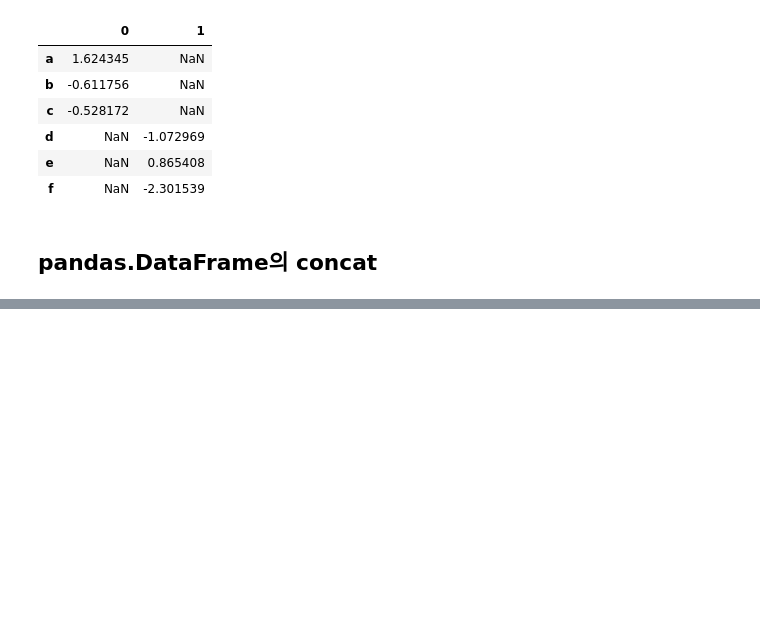
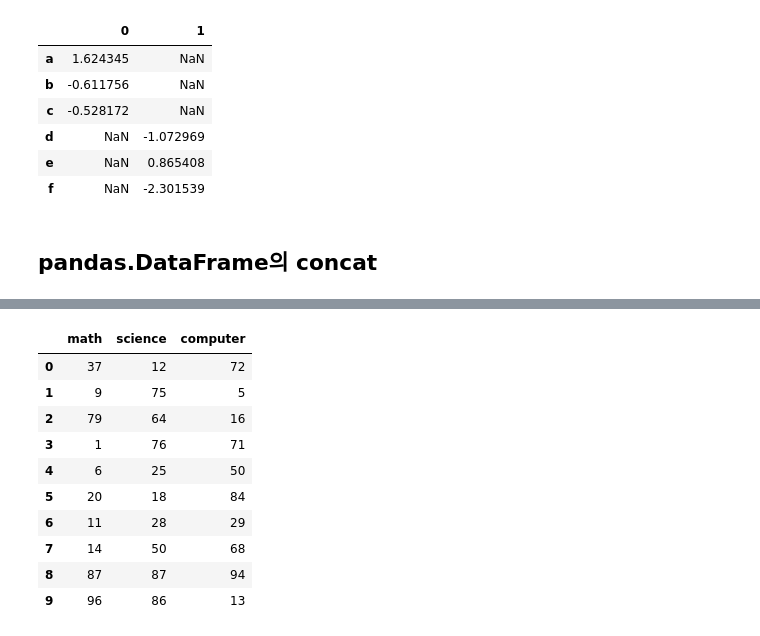
Before and after one commit to JakeOh/202105_itw_bd26, a Jupyter notebook: lab_da/da11_merge.ipynb, the cells around one changed output, grey strips where cells are left out. Drawn from its saved outputs; the diff is of its cells as text; code cells hidden in the pictures; blank space fills up the shorter version.

```diff
--- a/lab_da/da11_merge.ipynb
+++ b/lab_da/da11_merge.ipynb
@@ -281,3 +281,10 @@ pd.concat([s1, s2], axis=1)
 | f | NaN | -2.301539 |
 # %% [markdown]
 ## pandas.DataFrame의 concat
+# %%
+np.random.seed(1)
+
+mid_term = pd.DataFrame(data=np.random.randint(100, size=(5, 3)),
+                        columns=['math', 'science', 'computer'])
+final_term = pd.DataFrame(data=np.random.randint(100, size=(5, 3)),
+                          columns=['math', 'science', 'computer'])
@@ -283,0 +309,15 @@ pd.concat([s1, s2], axis=1)
+# %%
+# axis=0 concat
+pd.concat([mid_term, final_term], ignore_index=True)
+# %% [output]
+|  | math | science | computer |
+| 0 | 37 | 12 | 72 |
+| 1 | 9 | 75 | 5 |
+| 2 | 79 | 64 | 16 |
+| 3 | 1 | 76 | 71 |
+| 4 | 6 | 25 | 50 |
+| 5 | 20 | 18 | 84 |
+| 6 | 11 | 28 | 29 |
+| 7 | 14 | 50 | 68 |
+| 8 | 87 | 87 | 94 |
+| 9 | 96 | 86 | 13 |
```
Also changed, not shown: parts of 9 cells of this notebook.
